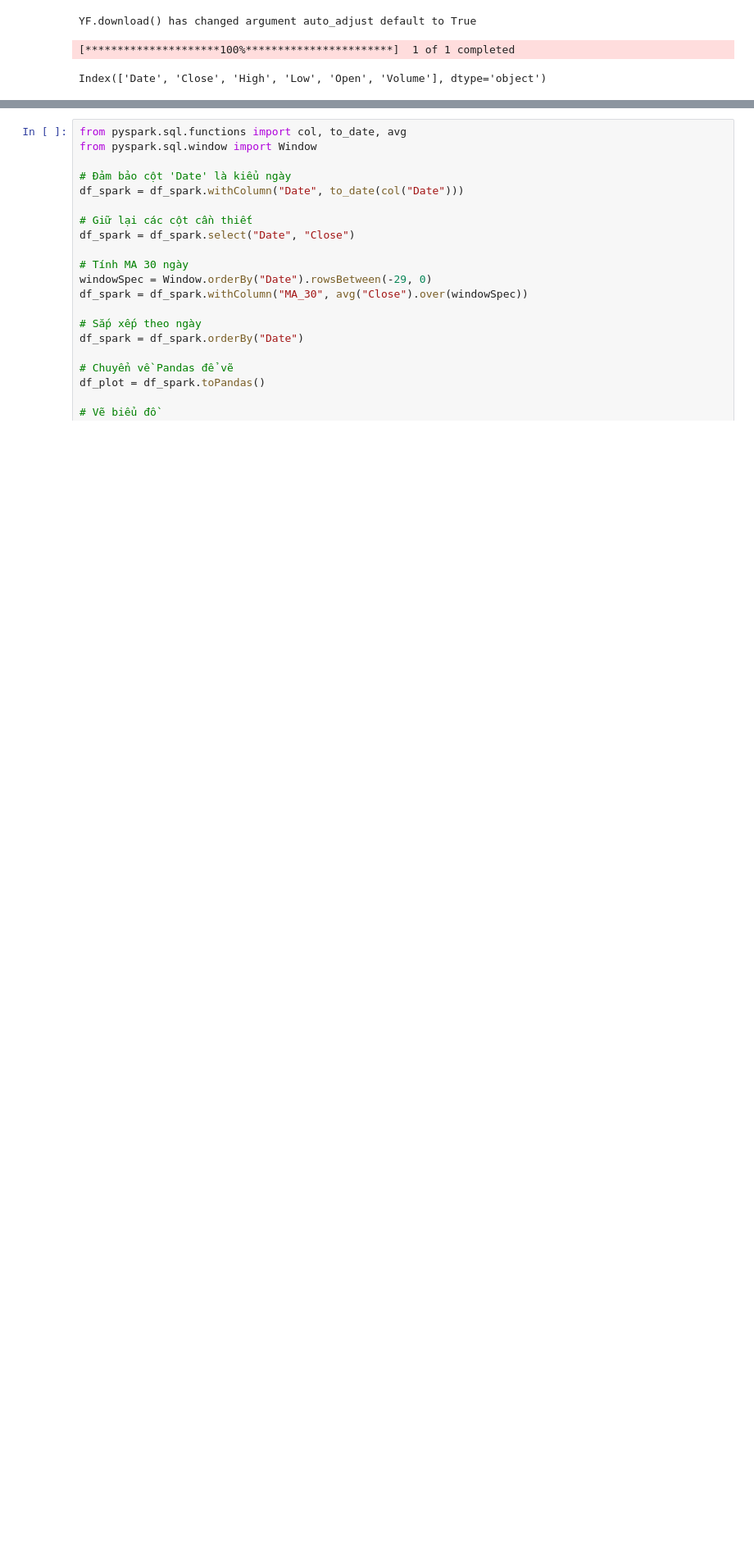
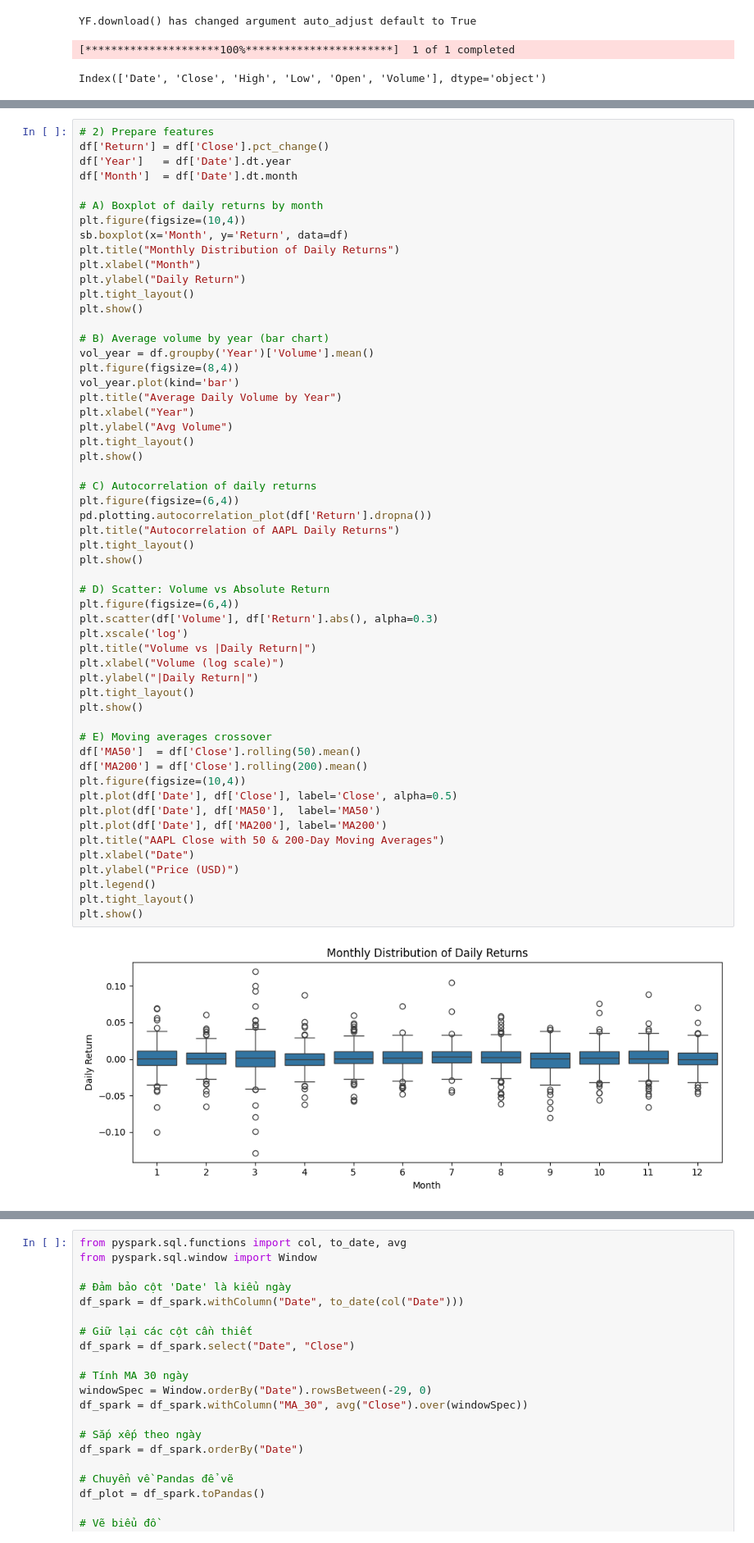
Before and after one commit to huyhuy382003/Apple_stocks_predict, a Jupyter notebook: Apple_Predict.ipynb, the cells around one changed output, grey strips where cells are left out. Shown at 82% size. Saved outputs shown, nothing was run; the diff lists cells and outputs as text; blank space fills up the shorter version.

```diff
--- a/Apple_Predict.ipynb
+++ b/Apple_Predict.ipynb
@@ -41,0 +123,57 @@ Index(['Date', 'Close', 'High', 'Low', 'Open', 'Volume'], dtype='object')
+# %%
+# 2) Prepare features
+df['Return'] = df['Close'].pct_change()
+df['Year']   = df['Date'].dt.year
+df['Month']  = df['Date'].dt.month
+
+# A) Boxplot of daily returns by month
+plt.figure(figsize=(10,4))
+sb.boxplot(x='Month', y='Return', data=df)
+plt.title("Monthly Distribution of Daily Returns")
+plt.xlabel("Month")
+plt.ylabel("Daily Return")
+plt.tight_layout()
+plt.show()
+
+# B) Average volume by year (bar chart)
+vol_year = df.groupby('Year')['Volume'].mean()
+plt.figure(figsize=(8,4))
+vol_year.plot(kind='bar')
+plt.title("Average Daily Volume by Year")
+plt.xlabel("Year")
+plt.ylabel("Avg Volume")
+plt.tight_layout()
+plt.show()
+
+# C) Autocorrelation of daily returns
+plt.figure(figsize=(6,4))
+pd.plotting.autocorrelation_plot(df['Return'].dropna())
+plt.title("Autocorrelation of AAPL Daily Returns")
+plt.tight_layout()
+plt.show()
+
+# D) Scatter: Volume vs Absolute Return
+plt.figure(figsize=(6,4))
+plt.scatter(df['Volume'], df['Return'].abs(), alpha=0.3)
+plt.xscale('log')
+plt.title("Volume vs |Daily Return|")
+plt.xlabel("Volume (log scale)")
+plt.ylabel("|Daily Return|")
+plt.tight_layout()
+plt.show()
+
+# E) Moving averages crossover
+df['MA50']  = df['Close'].rolling(50).mean()
+df['MA200'] = df['Close'].rolling(200).mean()
+plt.figure(figsize=(10,4))
+plt.plot(df['Date'], df['Close'], label='Close', alpha=0.5)
+plt.plot(df['Date'], df['MA50'],  label='MA50')
+plt.plot(df['Date'], df['MA200'], label='MA200')
+plt.title("AAPL Close with 50 & 200-Day Moving Averages")
+plt.xlabel("Date")
+plt.ylabel("Price (USD)")
+plt.legend()
+plt.tight_layout()
+plt.show()
+# %% [output]
+[figure, added]
```
Also changed, not shown: parts of 5 cells of this notebook.
